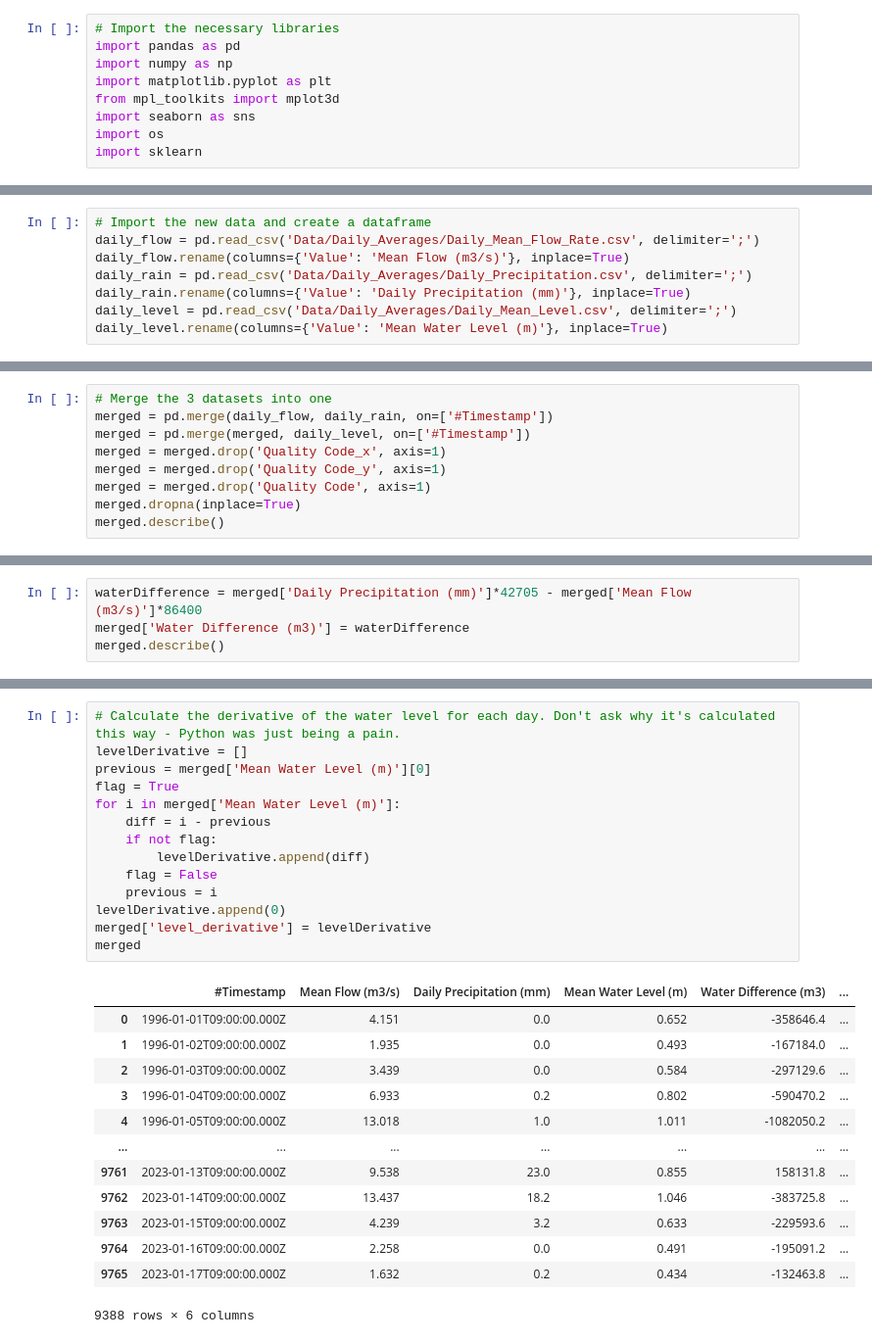
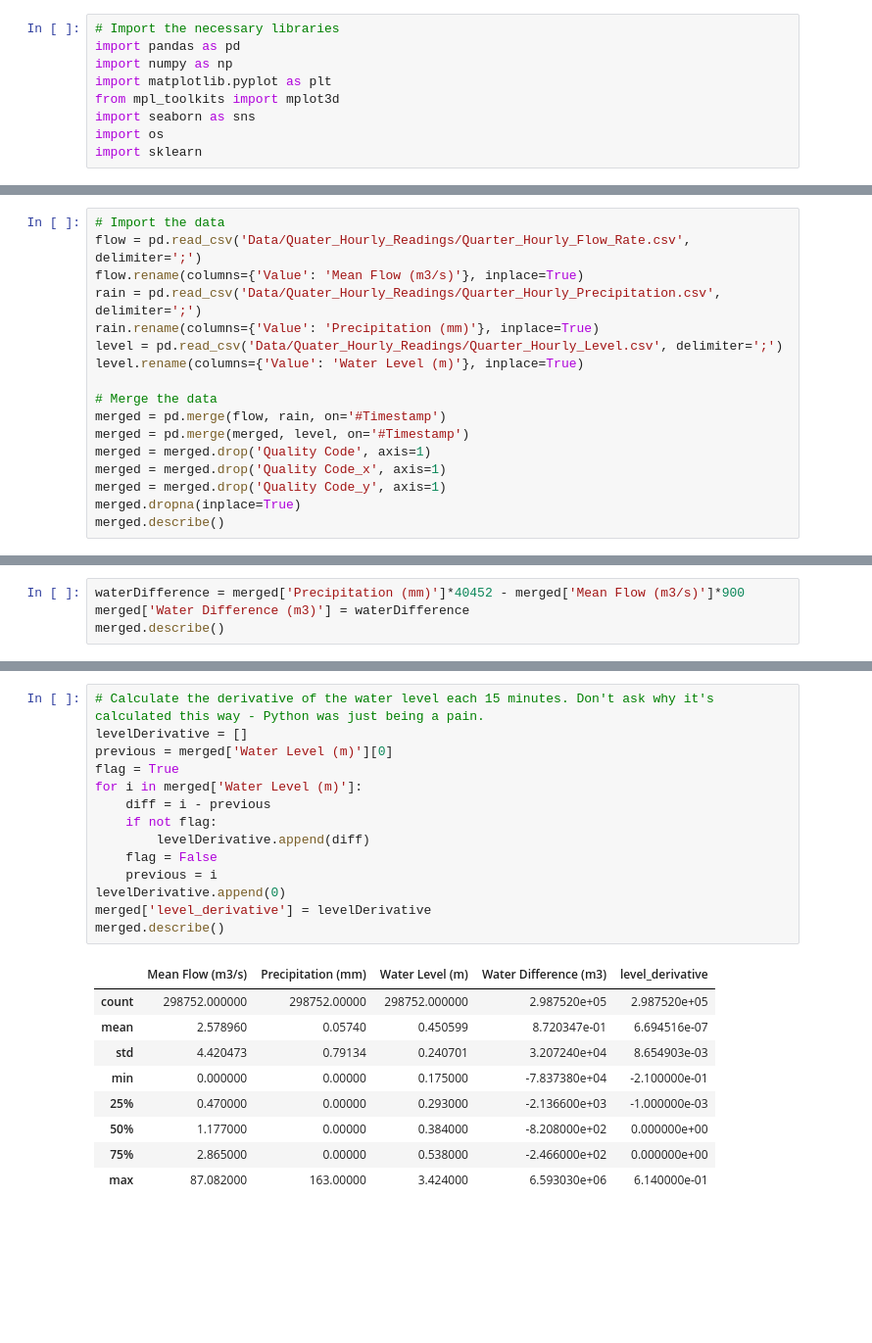
Before and after one commit to IainHigh/IEL, a Jupyter notebook: IEL_DATA_EXPLORATION.ipynb, the cells around one changed output, grey strips where cells are left out. Shown at 98% size. Saved outputs shown, nothing was run; the diff lists cells and outputs as text; blank space fills up the shorter version.

```diff
--- a/IEL_DATA_EXPLORATION.ipynb
+++ b/IEL_DATA_EXPLORATION.ipynb
@@ -24,8 +14,17 @@ See the README.md in the Data repository to see how this data was collected.
 # %%
-# Import the new data and create a dataframe
-daily_flow = pd.read_csv('Data/Daily_Averages/Daily_Mean_Flow_Rate.csv', delimiter=';')
-daily_flow.rename(columns={'Value': 'Mean Flow (m3/s)'}, inplace=True)
-daily_rain = pd.read_csv('Data/Daily_Averages/Daily_Precipitation.csv', delimiter=';')
-daily_rain.rename(columns={'Value': 'Daily Precipitation (mm)'}, inplace=True)
-daily_level = pd.read_csv('Data/Daily_Averages/Daily_Mean_Level.csv', delimiter=';')
-daily_level.rename(columns={'Value': 'Mean Water Level (m)'}, inplace=True)
+# Import the data
+flow = pd.read_csv('Data/Quater_Hourly_Readings/Quarter_Hourly_Flow_Rate.csv', delimiter=';')
+flow.rename(columns={'Value': 'Mean Flow (m3/s)'}, inplace=True)
+rain = pd.read_csv('Data/Quater_Hourly_Readings/Quarter_Hourly_Precipitation.csv', delimiter=';')
+rain.rename(columns={'Value': 'Precipitation (mm)'}, inplace=True)
+level = pd.read_csv('Data/Quater_Hourly_Readings/Quarter_Hourly_Level.csv', delimiter=';')
+level.rename(columns={'Value': 'Water Level (m)'}, inplace=True)
+
+# Merge the data
+merged = pd.merge(flow, rain, on='#Timestamp')
+merged = pd.merge(merged, level, on='#Timestamp')
+merged = merged.drop('Quality Code', axis=1)
+merged = merged.drop('Quality Code_x', axis=1)
+merged = merged.drop('Quality Code_y', axis=1)
+merged.dropna(inplace=True)
+merged.describe()
@@ -32,9 +40,0 @@ daily_level.rename(columns={'Value': 'Mean Water Level (m)'}, inplace=True)
-# %%
-# Merge the 3 datasets into one
-merged = pd.merge(daily_flow, daily_rain, on=['#Timestamp'])
-merged = pd.merge(merged, daily_level, on=['#Timestamp'])
-merged = merged.drop('Quality Code_x', axis=1)
-merged = merged.drop('Quality Code_y', axis=1)
-merged = merged.drop('Quality Code', axis=1)
-merged.dropna(inplace=True)
-merged.describe()
@@ -76,5 +69,5 @@ Let's add this to our dataframe and plot it.
 # %%
-waterDifference = merged['Daily Precipitation (mm)']*42705 - merged['Mean Flow (m3/s)']*86400
+waterDifference = merged['Precipitation (mm)']*40452 - merged['Mean Flow (m3/s)']*900
 merged['Water Difference (m3)'] = waterDifference
 merged.describe()
 # %% [output]
@@ -90,31 +83,27 @@ merged.describe()
 # %%
-# Calculate the derivative of the water level for each day. Don't ask why it's calculated this way - Python was just being a pain.
+# Calculate the derivative of the water level each 15 minutes. Don't ask why it's calculated this way - Python was just being a pain.
 levelDerivative = []
-previous = merged['Mean Water Level (m)'][0]
+previous = merged['Water Level (m)'][0]
 flag = True
-for i in merged['Mean Water Level (m)']:
+for i in merged['Water Level (m)']:
     diff = i - previous
     if not flag:
         levelDerivative.append(diff)
     flag = False
     previous = i
 levelDerivative.append(0)
 merged['level_derivative'] = levelDerivative
-merged
+merged.describe()
 # %% [output]
-|  | #Timestamp | Mean Flow (m3/s) | Daily Precipitation (mm) | Mean Water Level (m) | Water Difference (m3) | ... |
-| 0 | 1996-01-01T09:00:00.000Z | 4.151 | 0.0 | 0.652 | -358646.4 | ... |
-| 1 | 1996-01-02T09:00:00.000Z | 1.935 | 0.0 | 0.493 | -167184.0 | ... |
-| 2 | 1996-01-03T09:00:00.000Z | 3.439 | 0.0 | 0.584 | -297129.6 | ... |
-| 3 | 1996-01-04T09:00:00.000Z | 6.933 | 0.2 | 0.802 | -590470.2 | ... |
-| 4 | 1996-01-05T09:00:00.000Z | 13.018 | 1.0 | 1.011 | -1082050.2 | ... |
-| ... | ... | ... | ... | ... | ... | ... |
-| 9761 | 2023-01-13T09:00:00.000Z | 9.538 | 23.0 | 0.855 | 158131.8 | ... |
-| 9762 | 2023-01-14T09:00:00.000Z | 13.437 | 18.2 | 1.046 | -383725.8 | ... |
-| 9763 | 2023-01-15T09:00:00.000Z | 4.239 | 3.2 | 0.633 | -229593.6 | ... |
-| 9764 | 2023-01-16T09:00:00.000Z | 2.258 | 0.0 | 0.491 | -195091.2 | ... |
-| 9765 | 2023-01-17T09:00:00.000Z | 1.632 | 0.2 | 0.434 | -132463.8 | ... |
+|  | Mean Flow (m3/s) | Precipitation (mm) | Water Level (m) | Water Difference (m3) | level_derivative |
+| count | 298752.000000 | 298752.00000 | 298752.000000 | 2.987520e+05 | 2.987520e+05 |
+| mean | 2.578960 | 0.05740 | 0.450599 | 8.720347e-01 | 6.694516e-07 |
+| std | 4.420473 | 0.79134 | 0.240701 | 3.207240e+04 | 8.654903e-03 |
+| min | 0.000000 | 0.00000 | 0.175000 | -7.837380e+04 | -2.100000e-01 |
+| 25% | 0.470000 | 0.00000 | 0.293000 | -2.136600e+03 | -1.000000e-03 |
+| 50% | 1.177000 | 0.00000 | 0.384000 | -8.208000e+02 | 0.000000e+00 |
+| 75% | 2.865000 | 0.00000 | 0.538000 | -2.466000e+02 | 0.000000e+00 |
+| max | 87.082000 | 163.00000 | 3.424000 | 6.593030e+06 | 6.140000e-01 |
-9388 rows × 6 columns
 # %%
 # Plot the water difference and the level derivative against the date with different axis scales
 fig, ax1 = plt.subplots()
```
Also changed, not shown: parts of 26 cells of this notebook, 5 other files.
